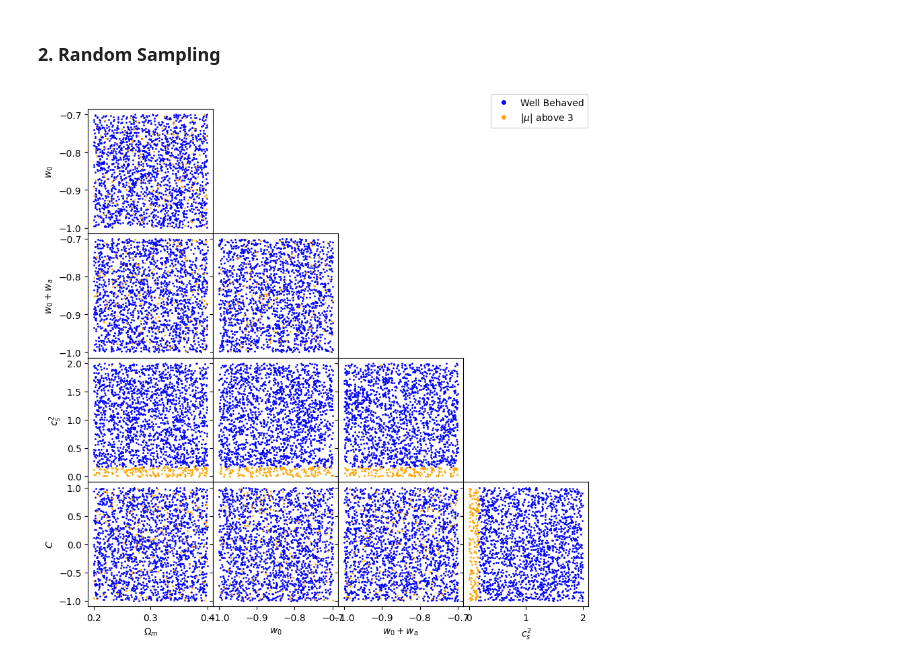
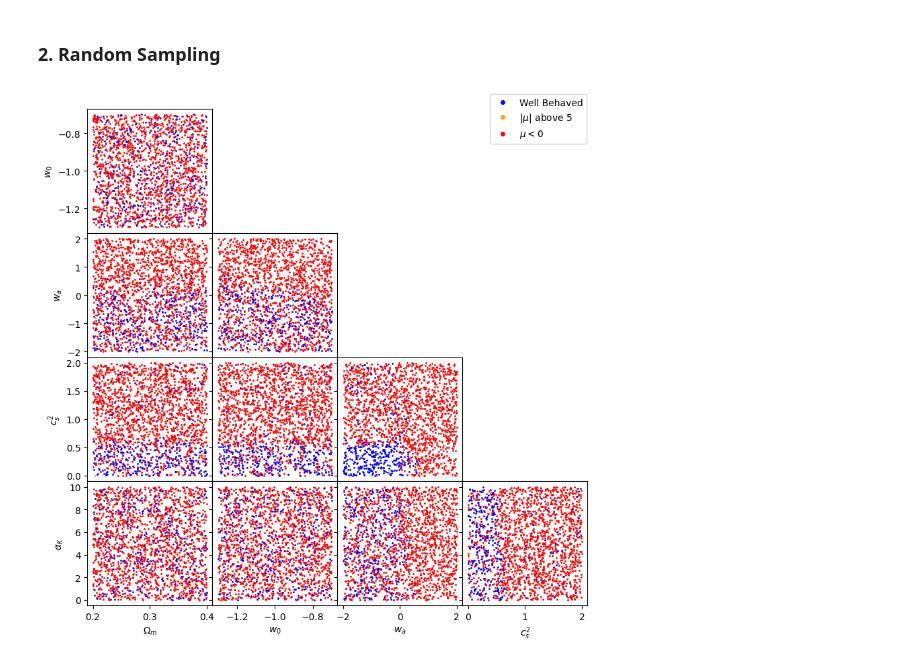
Before and after one commit to joaoreboucas1/cs2-project, a Jupyter notebook: mu_solutions_study/cugal.ipynb, the cells around one changed output. Saved outputs shown, nothing was run; the diff lists cells and outputs as text; code cells hidden in the pictures.

Commit message:
Refactoring cugal random sampling

```diff
--- a/mu_solutions_study/cugal.ipynb
+++ b/mu_solutions_study/cugal.ipynb
@@ -111,48 +111,58 @@ for param_name in grids.keys():
 ### 2. Random Sampling
 # %%
 priors = {
-    "omega_m": [0.2, 0.4],
-    "w0"     : [-1.0, -0.7],
-    "w0pwa"  : [-1.0, -0.7],
-    "cs2"    : [0, 2],
-    "C"      : [-1, 1],
+    "omega_m"  : [0.2, 0.4],
+    "w0"       : [-1.3, -0.7],
+    "wa"       : [-2, 2],
+    "cs2"      : [0, 2],
+    "alpha_K_0": [0, 10],
 }
+priors_keys  = list(priors.keys())
 priors_array = np.array(list(priors.values()))
+low = priors_array[:, 0]
+high = priors_array[:, 1]
 
 alpha_B_threshold = 100
-mu_threshold = 3
+mu_threshold = 5
 
+# Parallelizing loop for testing cases
+from concurrent.futures import ProcessPoolExecutor
+num_samples = 2_000
+samples_params = np.random.rand(num_samples, len(priors)) * (high - low)[None, :] + low[None, :]
+samples_params[0] = np.array(list(reference_cosmo.values()))
 samples = []
-for i in range(2_000):
-    params = np.random.rand(len(priors))*(priors_array[:,1]-priors_array[:,0]) + priors_array[:,0]
-    params_dict = dict(zip(priors.keys(), params))
-    log_a, alpha_B, mu = solve_alpha_B(**params_dict, method="euler")
-    # if np.any(alpha_B > alpha_B_threshold) or np.any(alpha_B < -alpha_B_threshold):
-    #     samples.append((params, "red"))
-    if np.any(mu > mu_threshold) or np.any(mu < -mu_threshold):
-        samples.append((params, "orange"))
-    else:
-        samples.append((params, "blue"))
+def worker(sample):
+    params_dict = dict(zip(priors_keys, sample))
+    _, _, _, mu = solve_alpha_B(aktype=alphaKtype.CUGAL, **params_dict)
+    if np.any(mu < 0): color = "red"
+    elif np.any(np.abs(mu) > mu_threshold): color = "orange"
+    else: color = "blue"
+    return sample, color
+
+with ProcessPoolExecutor(max_workers=None) as exe:
+    for params_row, color in exe.map(worker, samples_params):
+        samples.append((params_row, color))
 
 
-fig, axs = plt.subplots(len(params), len(params), figsize=(12, 12), gridspec_kw={"hspace": 0, "wspace": 0})
-for row in range(len(params)):
-    for col in range(len(params)):
+fig, axs = plt.subplots(len(priors), len(priors), figsize=(12, 12), gridspec_kw={"hspace": 0, "wspace": 0})
+for row in range(len(priors)):
+    for col in range(len(priors)):
         ax = axs[row, col]
-        if row == len(params)-1: ax.set_xlabel(list(param_name_latex.values())[col])
+        if row == len(priors)-1: ax.set_xlabel(list(param_name_latex.values())[col])
         else: ax.set_xticklabels([])
         if col == 0:             ax.set_ylabel(list(param_name_latex.values())[row])
         else: ax.set_yticklabels([])
 
         if col >= row: ax.remove()
         for sample in samples:
             point, color = sample
             ax.scatter(point[col], point[row], color=color, s=1)
 
 blue_circle = mpl.lines.Line2D([], [], marker="o", color="w", markerfacecolor="blue", label="Well Behaved", )
 orange_circle = mpl.lines.Line2D([], [], marker="o", color="w", markerfacecolor="orange", label=f"$|\\mu|$ above {mu_threshold}", )
-fig.legend(handles=[blue_circle, orange_circle], bbox_to_anchor=(0.75, 0.75))
+red_circle = mpl.lines.Line2D([], [], marker="o", color="w", markerfacecolor="red", label=f"$\\mu < 0$", )
+fig.legend(handles=[blue_circle, orange_circle, red_circle], bbox_to_anchor=(0.75, 0.75))
 
 plt.savefig("plots/cugal/alpha_B_samples.pdf", bbox_inches="tight")
 # %% [output]
-[figure, old version]
+[figure, new version]
```
Also changed, not shown: parts of 1 cell of this notebook, 2 other files.
